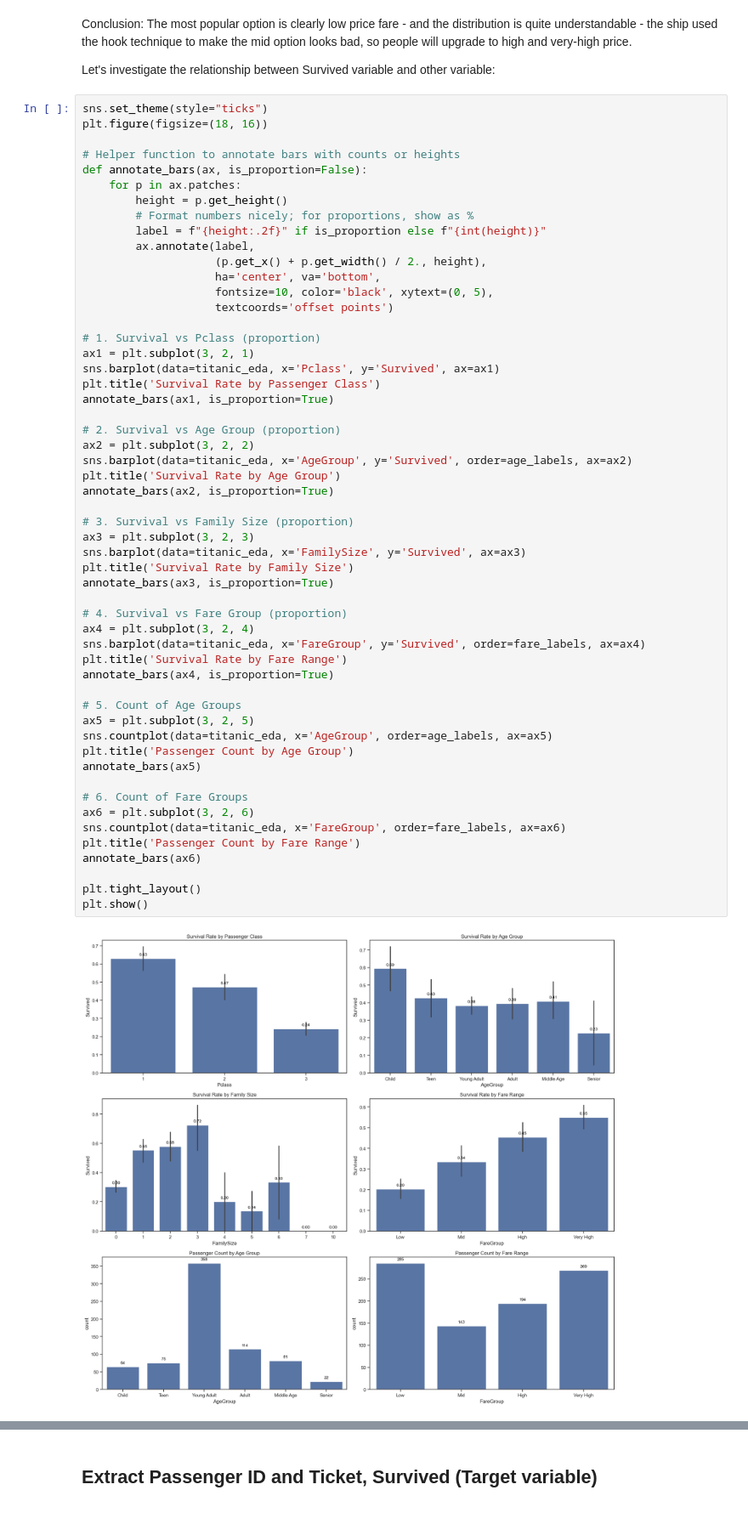
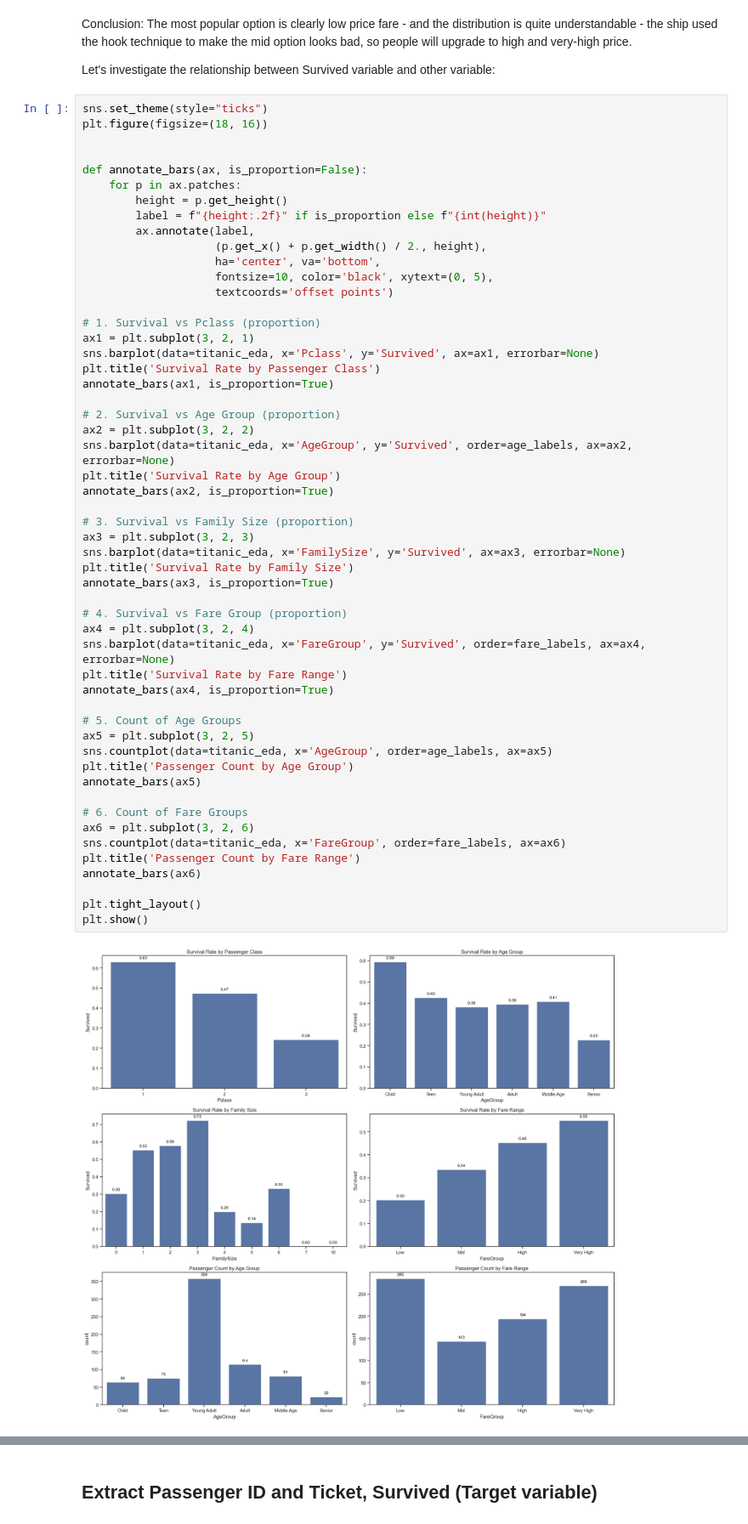
Before and after one commit to nhatminh743NUS/Titanic-prediction, a Jupyter notebook: Titanic_prediction.ipynb, the cells around one changed output, grey strips where cells are left out. Shown at 85% size. Cells and saved outputs as stored; diff of their text form.

Commit message:
Update Titanic_prediction.ipynb
Update the EDA part.

```diff
--- a/Titanic_prediction.ipynb
+++ b/Titanic_prediction.ipynb
@@ -152,11 +154,10 @@ Let's investigate the relationship between Survived variable and other variable:
 sns.set_theme(style="ticks")
 plt.figure(figsize=(18, 16))
 
-# Helper function to annotate bars with counts or heights
+
 def annotate_bars(ax, is_proportion=False):
     for p in ax.patches:
         height = p.get_height()
-        # Format numbers nicely; for proportions, show as %
         label = f"{height:.2f}" if is_proportion else f"{int(height)}"
         ax.annotate(label,
                     (p.get_x() + p.get_width() / 2., height),
@@ -166,41 +167,41 @@ def annotate_bars(ax, is_proportion=False):
 
 # 1. Survival vs Pclass (proportion)
 ax1 = plt.subplot(3, 2, 1)
-sns.barplot(data=titanic_eda, x='Pclass', y='Survived', ax=ax1)
+sns.barplot(data=titanic_eda, x='Pclass', y='Survived', ax=ax1, errorbar=None)
 plt.title('Survival Rate by Passenger Class')
 annotate_bars(ax1, is_proportion=True)
 
 # 2. Survival vs Age Group (proportion)
 ax2 = plt.subplot(3, 2, 2)
-sns.barplot(data=titanic_eda, x='AgeGroup', y='Survived', order=age_labels, ax=ax2)
+sns.barplot(data=titanic_eda, x='AgeGroup', y='Survived', order=age_labels, ax=ax2, errorbar=None)
 plt.title('Survival Rate by Age Group')
 annotate_bars(ax2, is_proportion=True)
 
 # 3. Survival vs Family Size (proportion)
 ax3 = plt.subplot(3, 2, 3)
-sns.barplot(data=titanic_eda, x='FamilySize', y='Survived', ax=ax3)
+sns.barplot(data=titanic_eda, x='FamilySize', y='Survived', ax=ax3, errorbar=None)
 plt.title('Survival Rate by Family Size')
 annotate_bars(ax3, is_proportion=True)
 
 # 4. Survival vs Fare Group (proportion)
 ax4 = plt.subplot(3, 2, 4)
-sns.barplot(data=titanic_eda, x='FareGroup', y='Survived', order=fare_labels, ax=ax4)
+sns.barplot(data=titanic_eda, x='FareGroup', y='Survived', order=fare_labels, ax=ax4, errorbar=None)
 plt.title('Survival Rate by Fare Range')
 annotate_bars(ax4, is_proportion=True)
 
 # 5. Count of Age Groups
 ax5 = plt.subplot(3, 2, 5)
 sns.countplot(data=titanic_eda, x='AgeGroup', order=age_labels, ax=ax5)
 plt.title('Passenger Count by Age Group')
 annotate_bars(ax5)
 
 # 6. Count of Fare Groups
 ax6 = plt.subplot(3, 2, 6)
 sns.countplot(data=titanic_eda, x='FareGroup', order=fare_labels, ax=ax6)
 plt.title('Passenger Count by Fare Range')
 annotate_bars(ax6)
 
 plt.tight_layout()
 plt.show()
 # %% [output]
-[figure, old version]
+[figure, new version]
```
Also changed, not shown: parts of 4 cells of this notebook.
